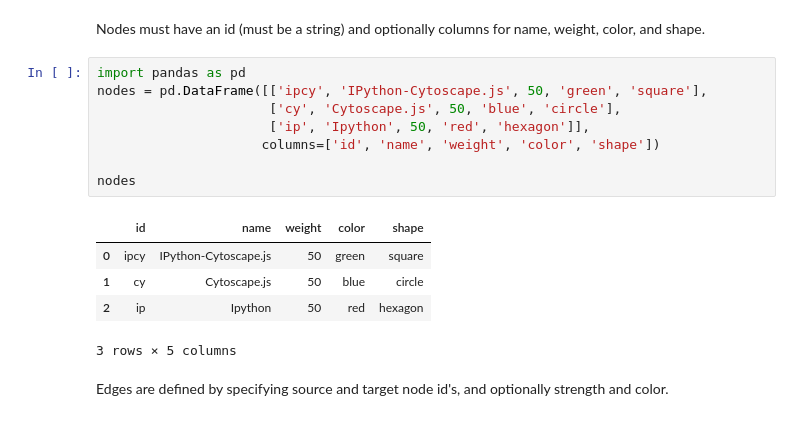
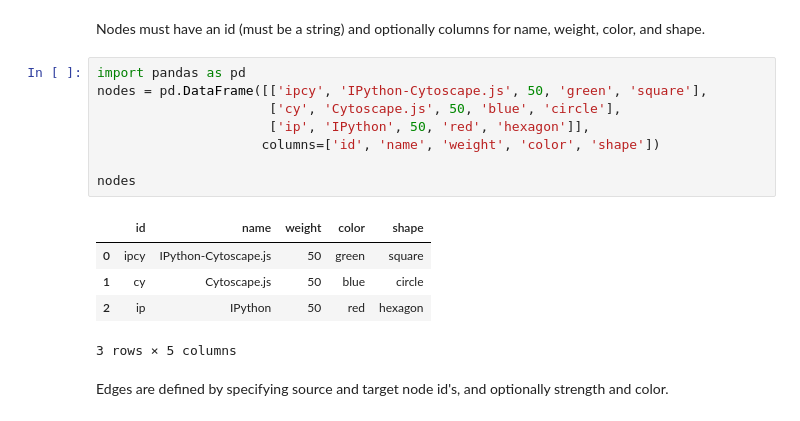
Before and after one commit to kzuberi/ipython-cytoscape.js, a Jupyter notebook: demo.ipynb, the cells around one changed output. Cells and saved outputs as stored; diff of their text form.

```diff
--- a/demo.ipynb
+++ b/demo.ipynb
@@ -9,16 +9,16 @@ for name, weight, color, and shape.
 # %%
 import pandas as pd
 nodes = pd.DataFrame([['ipcy', 'IPython-Cytoscape.js', 50, 'green', 'square'],
                       ['cy', 'Cytoscape.js', 50, 'blue', 'circle'],
-                      ['ip', 'Ipython', 50, 'red', 'hexagon']],
+                      ['ip', 'IPython', 50, 'red', 'hexagon']],
                      columns=['id', 'name', 'weight', 'color', 'shape'])
 
 nodes
 # %% [output]
 |  | id | name | weight | color | shape |
 | 0 | ipcy | IPython-Cytoscape.js | 50 | green | square |
 | 1 | cy | Cytoscape.js | 50 | blue | circle |
-| 2 | ip | Ipython | 50 | red | hexagon |
+| 2 | ip | IPython | 50 | red | hexagon |
 3 rows × 5 columns
 # %% [markdown]
 Edges are defined by specifying source and target node id's,
```
Also changed, not shown: parts of 1 cell of this notebook.
